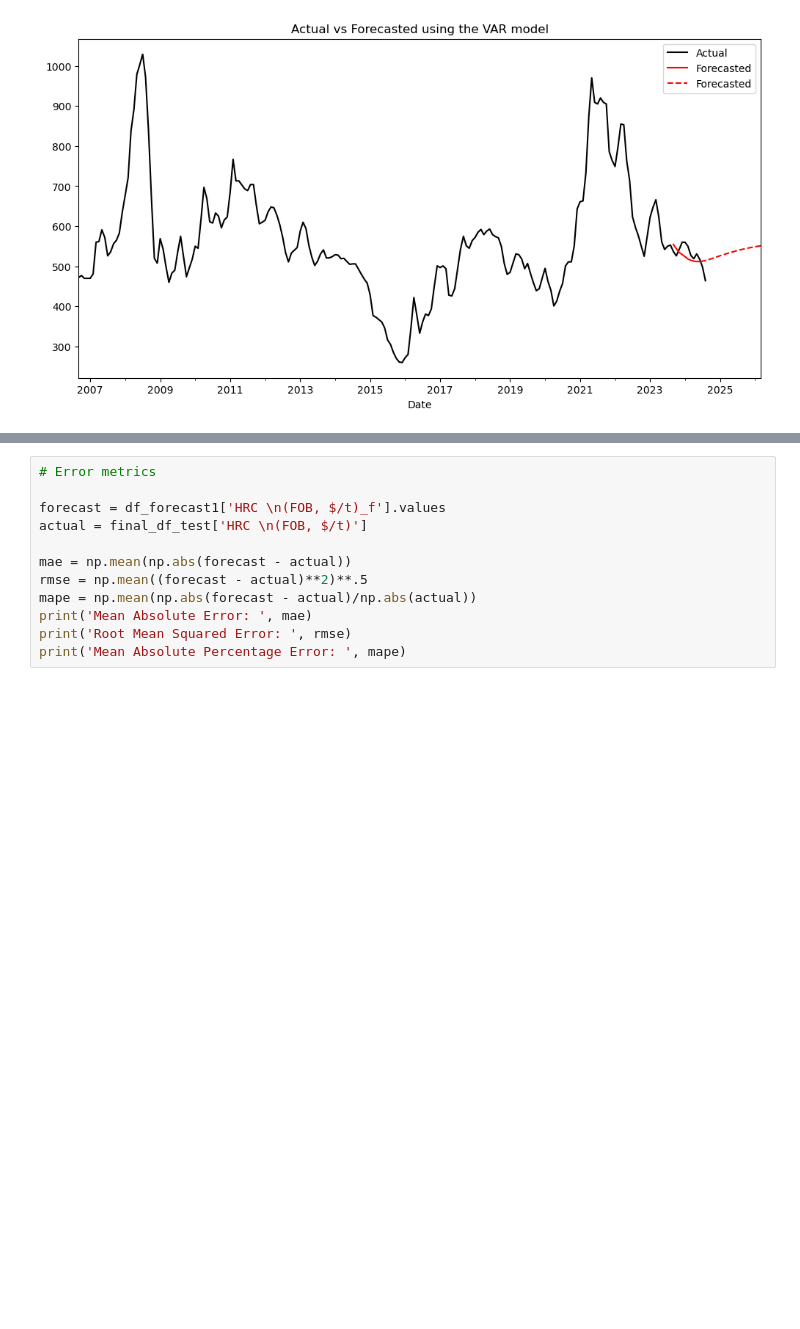
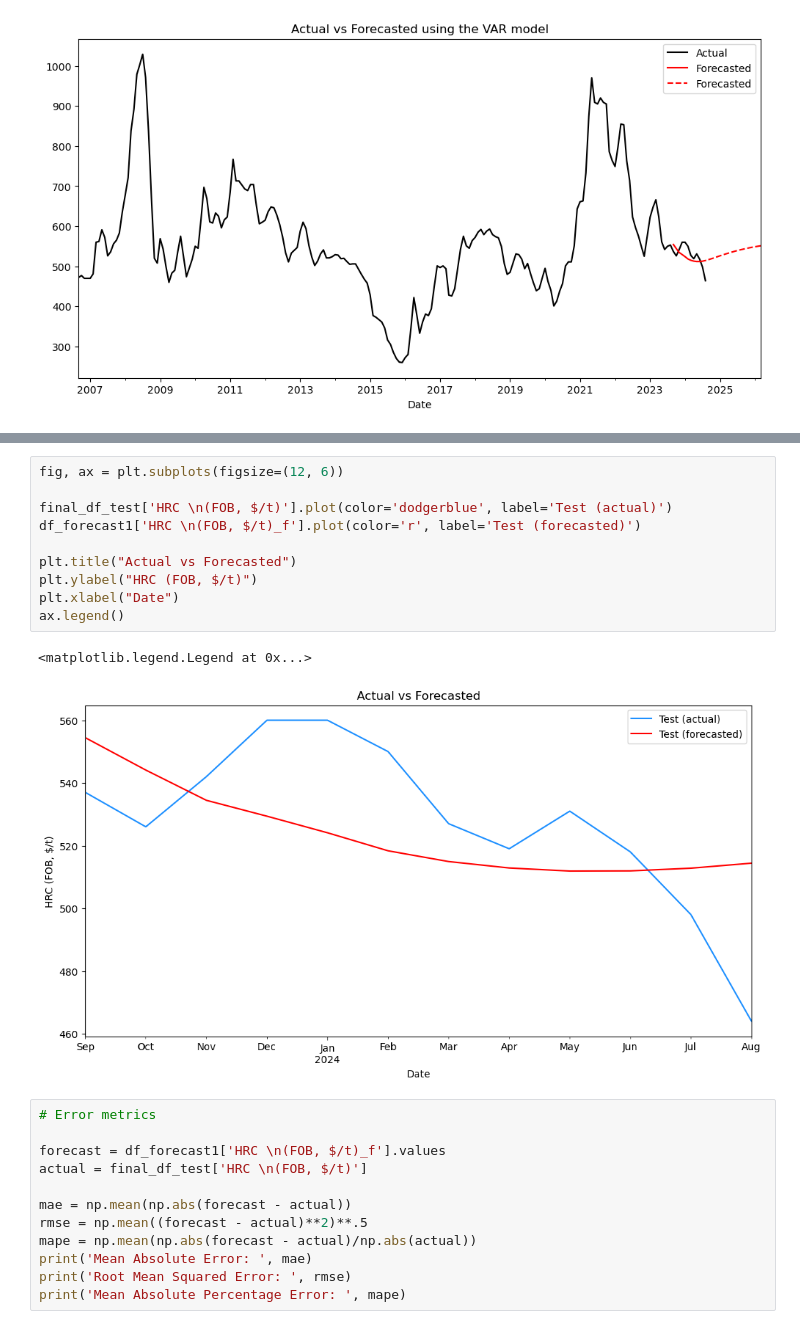
Before and after one commit to nguyenhpnguyen/BT4103-Business-Analytics-Capstone-Project, a Jupyter notebook: notebook/var.ipynb, the cells around one changed output, grey strips where cells are left out. Cells and saved outputs as stored; diff of their text form; blank space fills up the shorter version.

```diff
--- a/notebook/var.ipynb
+++ b/notebook/var.ipynb
@@ -445,3 +449,16 @@ ax.legend()
+# %%
+fig, ax = plt.subplots(figsize=(12, 6))
+
+final_df_test['HRC \n(FOB, $/t)'].plot(color='dodgerblue', label='Test (actual)')
+df_forecast1['HRC \n(FOB, $/t)_f'].plot(color='r', label='Test (forecasted)')
+
+plt.title("Actual vs Forecasted")
+plt.ylabel("HRC (FOB, $/t)")
+plt.xlabel("Date")
+ax.legend()
+# %% [output]
+<matplotlib.legend.Legend at 0x...>
+[figure, added]
 # %%
 # Error metrics
 
```
Also changed, not shown: parts of 10 cells of this notebook.
